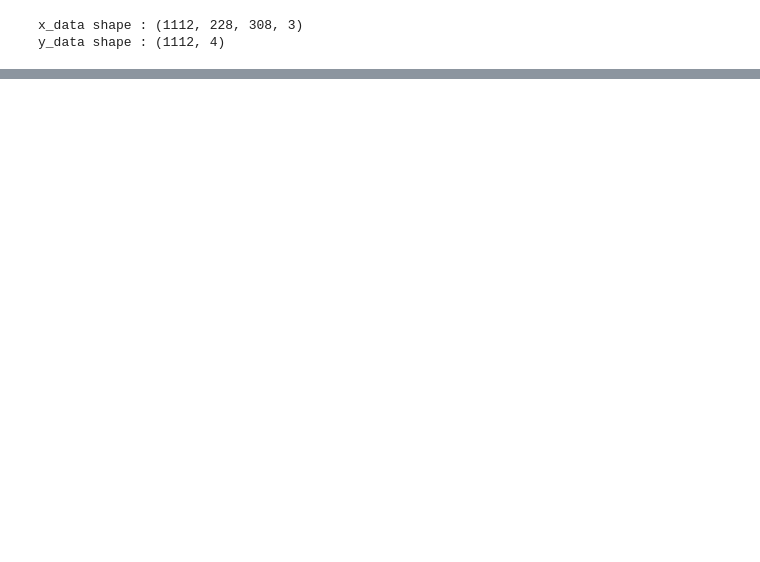
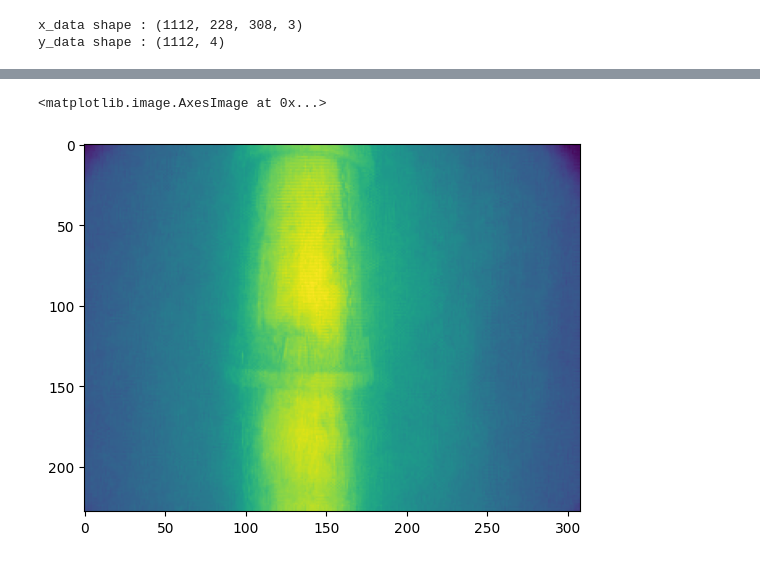
Before and after one commit to JalilBNH/M2TSI, a Jupyter notebook: tp4/dev.ipynb, the cells around one changed output, grey strips where cells are left out. Saved outputs shown, nothing was run; the diff lists cells and outputs as text; code cells hidden in the pictures; blank space fills up the shorter version.

```diff
--- a/tp4/dev.ipynb
+++ b/tp4/dev.ipynb
@@ -157,3 +159,9 @@ model.evaluate(
+# %%
+for img in x_test[:, 9]:
+    plt.imshow(x_test[10])
+# %% [output]
+<matplotlib.image.AxesImage at 0x...>
+[figure, added]
 # %%
 history = history.history
 # %%
```
Also changed, not shown: parts of 14 cells of this notebook, 1 other file.
